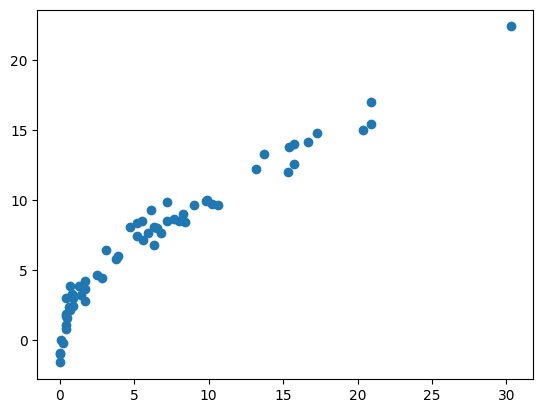
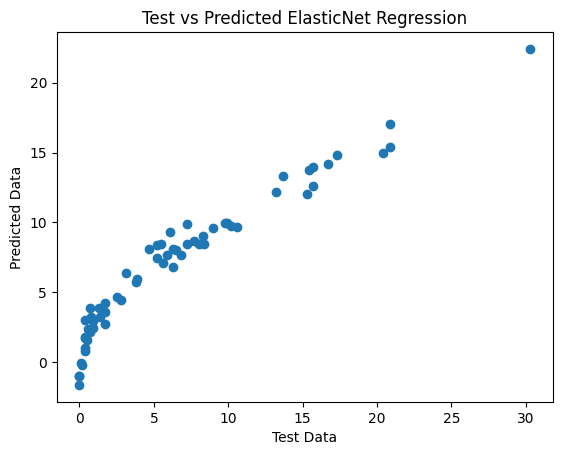
The notebook cell's code change between the first figure and the second:
--- before
+++ after
@@ -10,2 +10,6 @@
 print("R2 Score:",score)
 plt.scatter(y_test,y_pred)
+plt.xlabel("Test Data")
+plt.ylabel('Predicted Data')
+plt.title("Test vs Predicted ElasticNet Regression")
+plt.savefig(r"images/Test_vs_Predicted_ElasticNet_Regression.png")

Commit: update